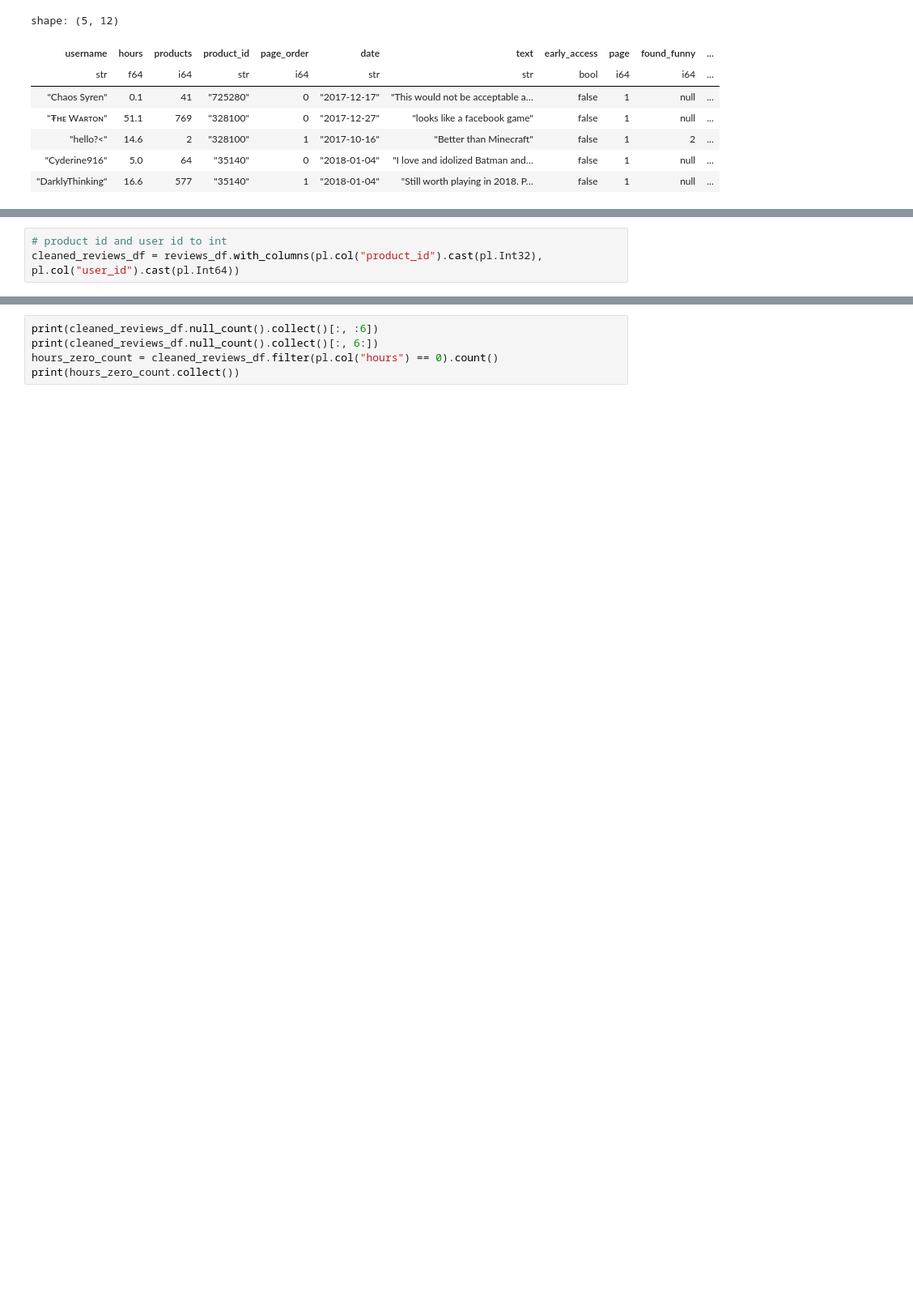
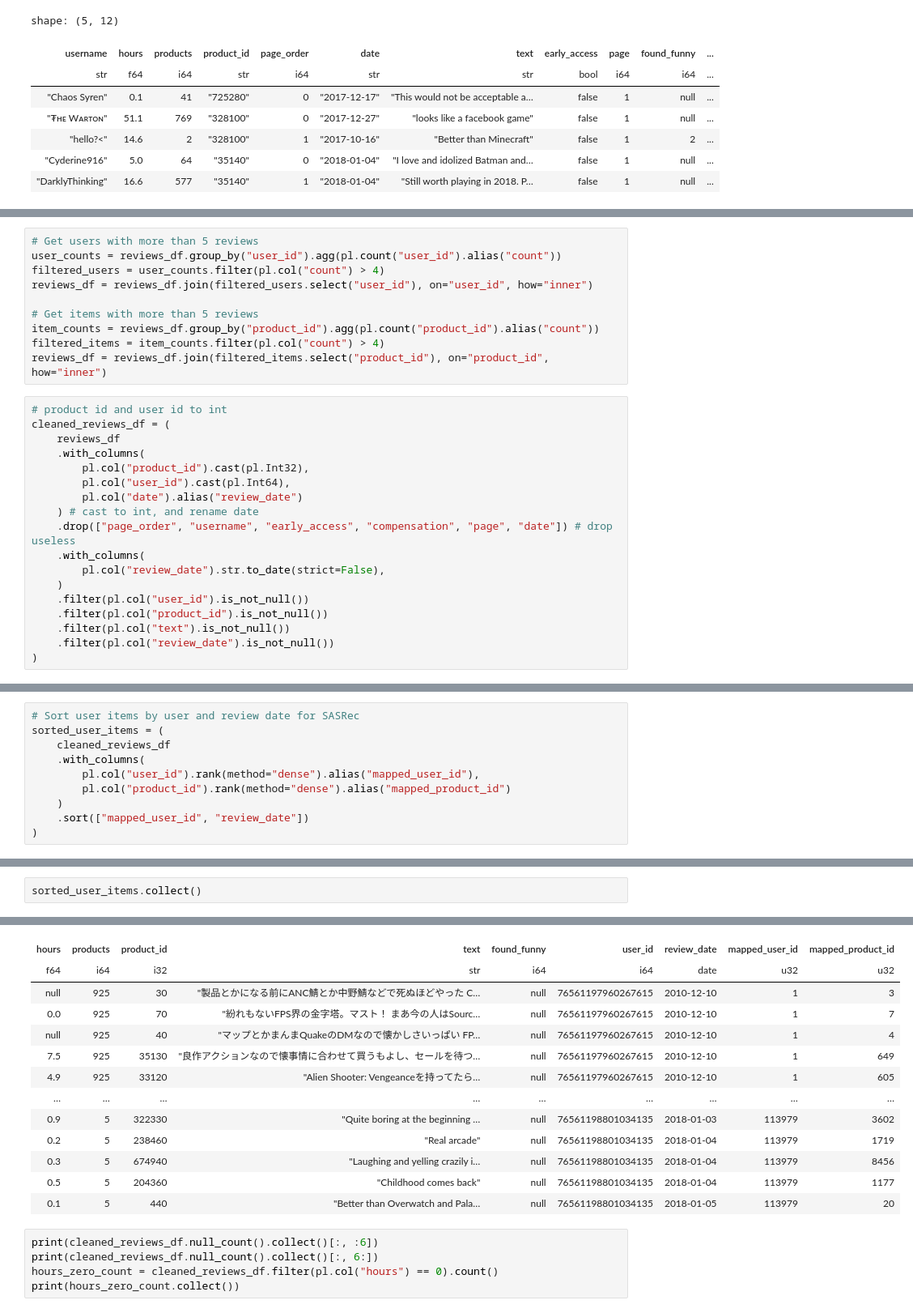
Before and after one commit to onichmath/Steam-Sequential-Recommender, a Jupyter notebook: DataExtraction.ipynb, the cells around one changed output, grey strips where cells are left out. Shown at 81% size. Drawn from its saved outputs; the diff is of its cells as text; blank space fills up the shorter version.

```diff
--- a/DataExtraction.ipynb
+++ b/DataExtraction.ipynb
@@ -123,3 +142,28 @@ shape: (5, 12)
+# %%
+# Get users with more than 5 reviews
+user_counts = reviews_df.group_by("user_id").agg(pl.count("user_id").alias("count"))
+filtered_users = user_counts.filter(pl.col("count") > 4)
+reviews_df = reviews_df.join(filtered_users.select("user_id"), on="user_id", how="inner")
+
+# Get items with more than 5 reviews
+item_counts = reviews_df.group_by("product_id").agg(pl.count("product_id").alias("count"))
+filtered_items = item_counts.filter(pl.col("count") > 4)
+reviews_df = reviews_df.join(filtered_items.select("product_id"), on="product_id", how="inner")
 # %%
 # product id and user id to int
-cleaned_reviews_df = reviews_df.with_columns(pl.col("product_id").cast(pl.Int32), pl.col("user_id").cast(pl.Int64))
+cleaned_reviews_df = (
+    reviews_df
+    .with_columns(
+        pl.col("product_id").cast(pl.Int32),
+        pl.col("user_id").cast(pl.Int64),
+        pl.col("date").alias("review_date")
+    ) # cast to int, and rename date
+    .drop(["page_order", "username", "early_access", "compensation", "page", "date"]) # drop useless
+    .with_columns(
+        pl.col("review_date").str.to_date(strict=False),
+    )
+    .filter(pl.col("user_id").is_not_null())
+    .filter(pl.col("product_id").is_not_null())
+    .filter(pl.col("text").is_not_null())
+    .filter(pl.col("review_date").is_not_null())
+)
@@ -125,0 +189,10 @@ cleaned_reviews_df = reviews_df.with_columns(pl.col("product_id").cast(pl.Int32)
+# %%
+# Sort user items by user and review date for SASRec
+sorted_user_items = (
+    cleaned_reviews_df
+    .with_columns(
+        pl.col("user_id").rank(method="dense").alias("mapped_user_id"),
+        pl.col("product_id").rank(method="dense").alias("mapped_product_id")
+    )
+    .sort(["mapped_user_id", "review_date"])
+)
@@ -125,0 +201,3 @@ cleaned_reviews_df = reviews_df.with_columns(pl.col("product_id").cast(pl.Int32)
+# %%
+sorted_user_items.collect()
+# %% [output]
@@ -126,3 +205,16 @@ cleaned_reviews_df = reviews_df.with_columns(pl.col("product_id").cast(pl.Int32)
+| hours | products | product_id | text | found_funny | user_id | review_date | mapped_user_id | mapped_product_id |
+| f64 | i64 | i32 | str | i64 | i64 | date | u32 | u32 |
+| null | 925 | 30 | "製品とかになる前にANC鯖とか中野鯖などで死ぬほどやった C… | null | 76561197960267615 | 2010-12-10 | 1 | 3 |
+| 0.0 | 925 | 70 | "紛れもないFPS界の金字塔。マスト！ まあ今の人はSourc… | null | 76561197960267615 | 2010-12-10 | 1 | 7 |
+| null | 925 | 40 | "マップとかまんまQuakeのDMなので懐かしさいっぱい FP… | null | 76561197960267615 | 2010-12-10 | 1 | 4 |
+| 7.5 | 925 | 35130 | "良作アクションなので懐事情に合わせて買うもよし、セールを待つ… | null | 76561197960267615 | 2010-12-10 | 1 | 649 |
+| 4.9 | 925 | 33120 | "Alien Shooter: Vengeanceを持ってたら… | null | 76561197960267615 | 2010-12-10 | 1 | 605 |
+| … | … | … | … | … | … | … | … | … |
+| 0.9 | 5 | 322330 | "Quite boring at the beginning … | null | 76561198801034135 | 2018-01-03 | 113979 | 3602 |
+| 0.2 | 5 | 238460 | "Real arcade" | null | 76561198801034135 | 2018-01-04 | 113979 | 1719 |
+| 0.3 | 5 | 674940 | "Laughing and yelling crazily i… | null | 76561198801034135 | 2018-01-04 | 113979 | 8456 |
+| 0.5 | 5 | 204360 | "Childhood comes back" | null | 76561198801034135 | 2018-01-04 | 113979 | 1177 |
+| 0.1 | 5 | 440 | "Better than Overwatch and Pala… | null | 76561198801034135 | 2018-01-05 | 113979 | 20 |
 # %%
 print(cleaned_reviews_df.null_count().collect()[:, :6])
 print(cleaned_reviews_df.null_count().collect()[:, 6:])
```
Also changed, not shown: parts of 9 cells of this notebook, 4 other files.
